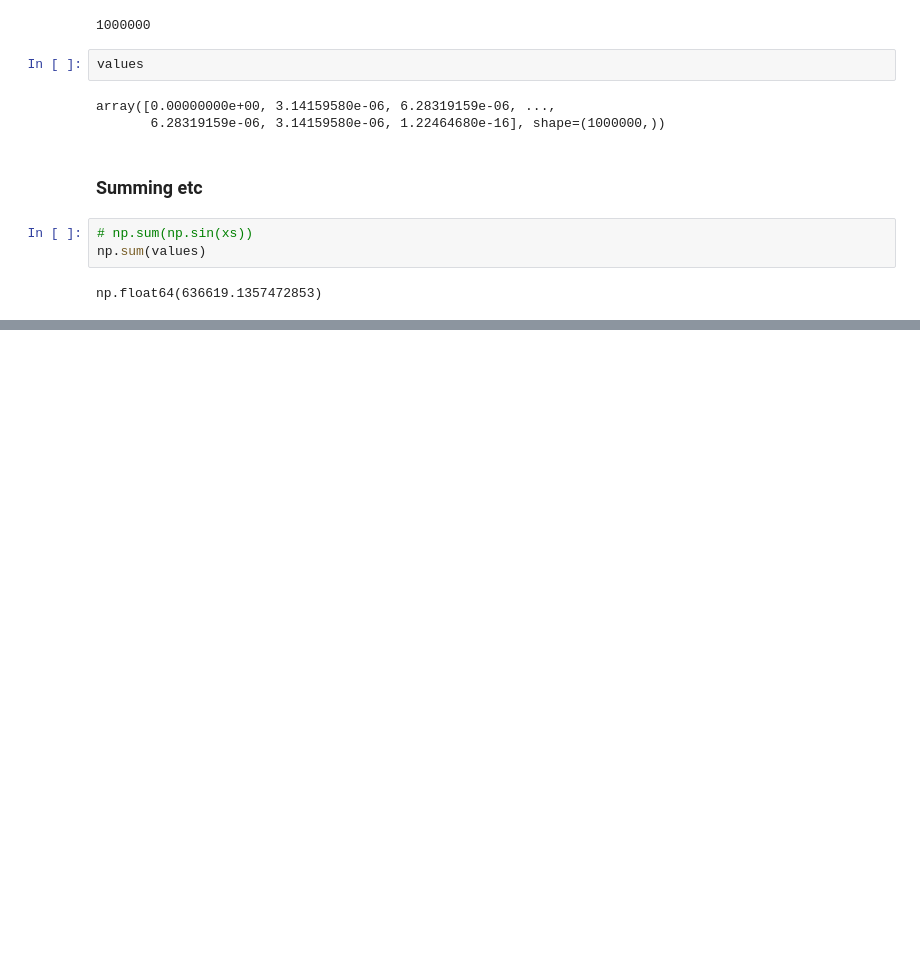
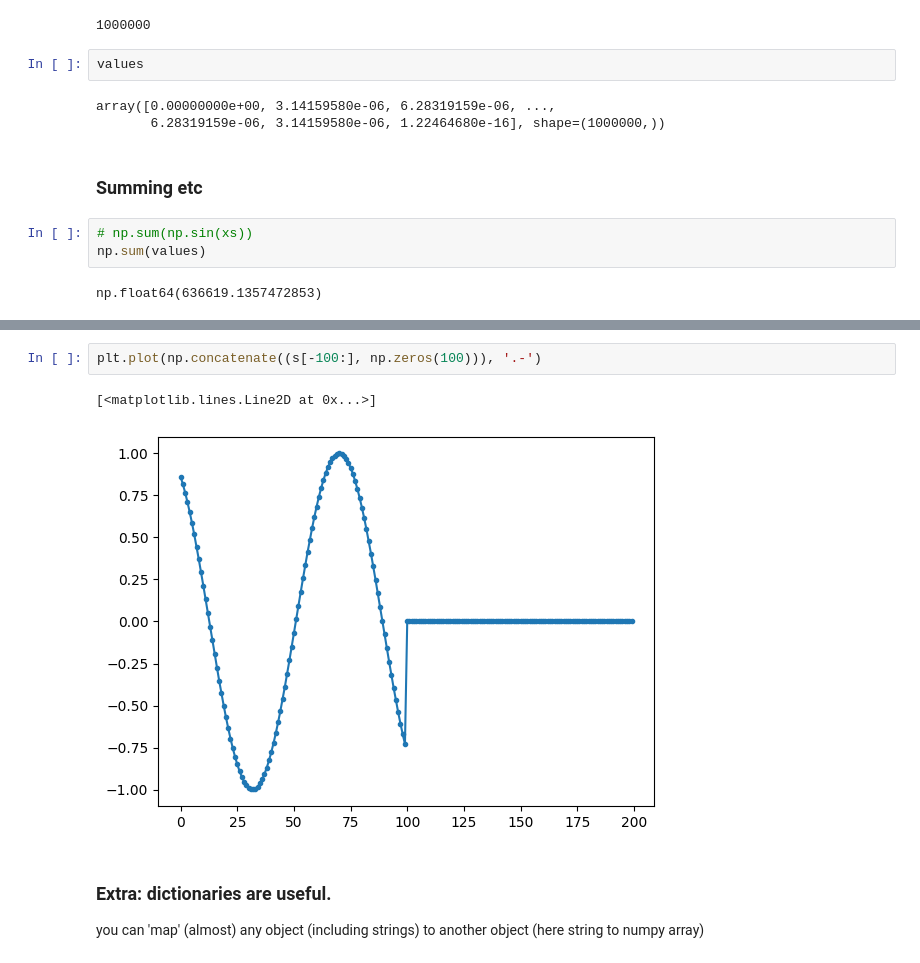
Before and after one commit to integralong/MAS4115, a Jupyter notebook: 8_audio_with_numpy_unsolved.ipynb, the cells around one changed output, grey strips where cells are left out. Cells and saved outputs as stored; diff of their text form; blank space fills up the shorter version.

```diff
--- a/8_audio_with_numpy_unsolved.ipynb
+++ b/8_audio_with_numpy_unsolved.ipynb
@@ -138,0 +298,9 @@ np.float64(636619.1357472853)
+# %%
+plt.plot(np.concatenate((s[-100:], np.zeros(100))), '.-')
+# %% [output]
+[<matplotlib.lines.Line2D at 0x...>]
+[figure, added]
+# %% [markdown]
+### Extra: dictionaries are useful.
+
+you can 'map' (almost) any object (including strings) to another object (here string to numpy array)
```
Also changed, not shown: parts of 31 cells of this notebook.
